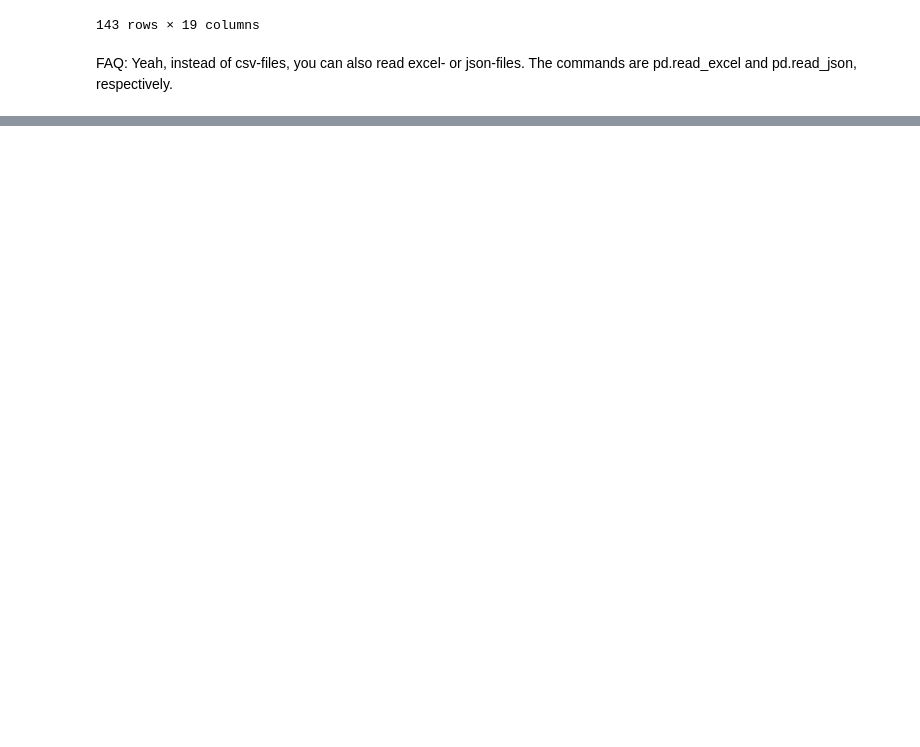
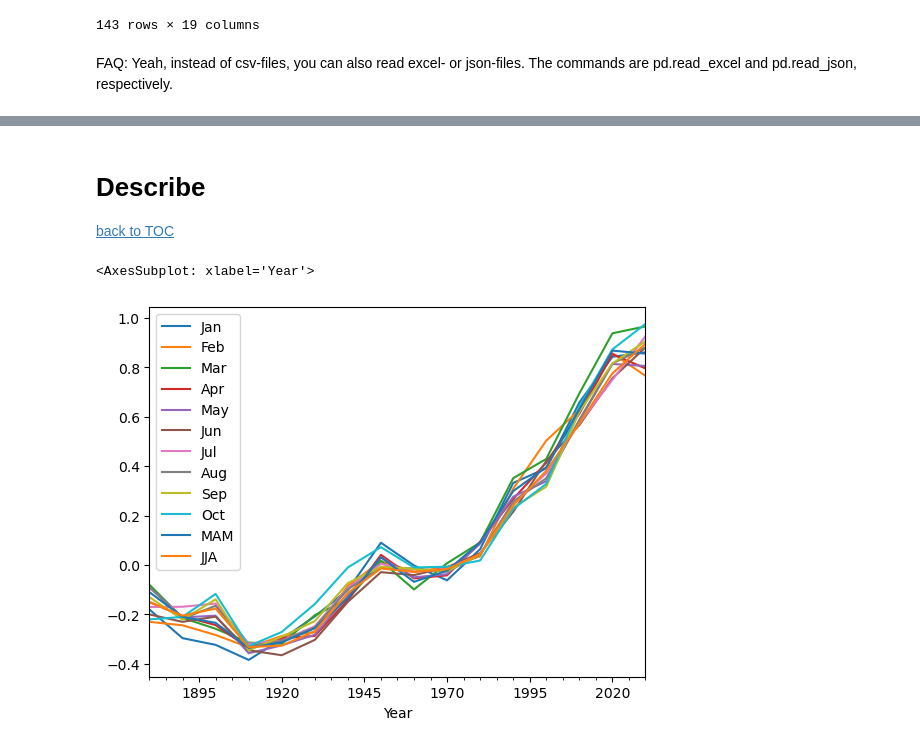
Before and after one commit to zieglerk/data-science-tutorials, a Jupyter notebook: A-pandas/Pandas.ipynb, the cells around one changed output, grey strips where cells are left out. Cells and saved outputs as stored; diff of their text form; code cells hidden in the pictures; blank space fills up the shorter version.

```diff
--- a/A-pandas/Pandas.ipynb
+++ b/A-pandas/Pandas.ipynb
@@ -66,0 +96,4 @@ FAQ: Yeah, instead of csv-files, you can also read excel- or json-files. The com
+# %%
+# Year-column should be a datetime-column
+df = pd.read_csv(URL, header=1, parse_dates=['Year'])
+df.info()
@@ -66,0 +118,4 @@ FAQ: Yeah, instead of csv-files, you can also read excel- or json-files. The com
+# %%
+# if you want to access rows by year instead of row-number, you can set the year as index
+df.set_index('Year', inplace=True)
+df
@@ -66,0 +159,11 @@ FAQ: Yeah, instead of csv-files, you can also read excel- or json-files. The com
+# %% [markdown]
+# Describe
+<a id="sec3">
+
+[back to TOC](#toc)
+# %%
+# plot
+df.resample('10Y').mean().plot()
+# %% [output]
+<AxesSubplot: xlabel='Year'>
+[figure, added]
```
Also changed, not shown: parts of 11 cells of this notebook.
